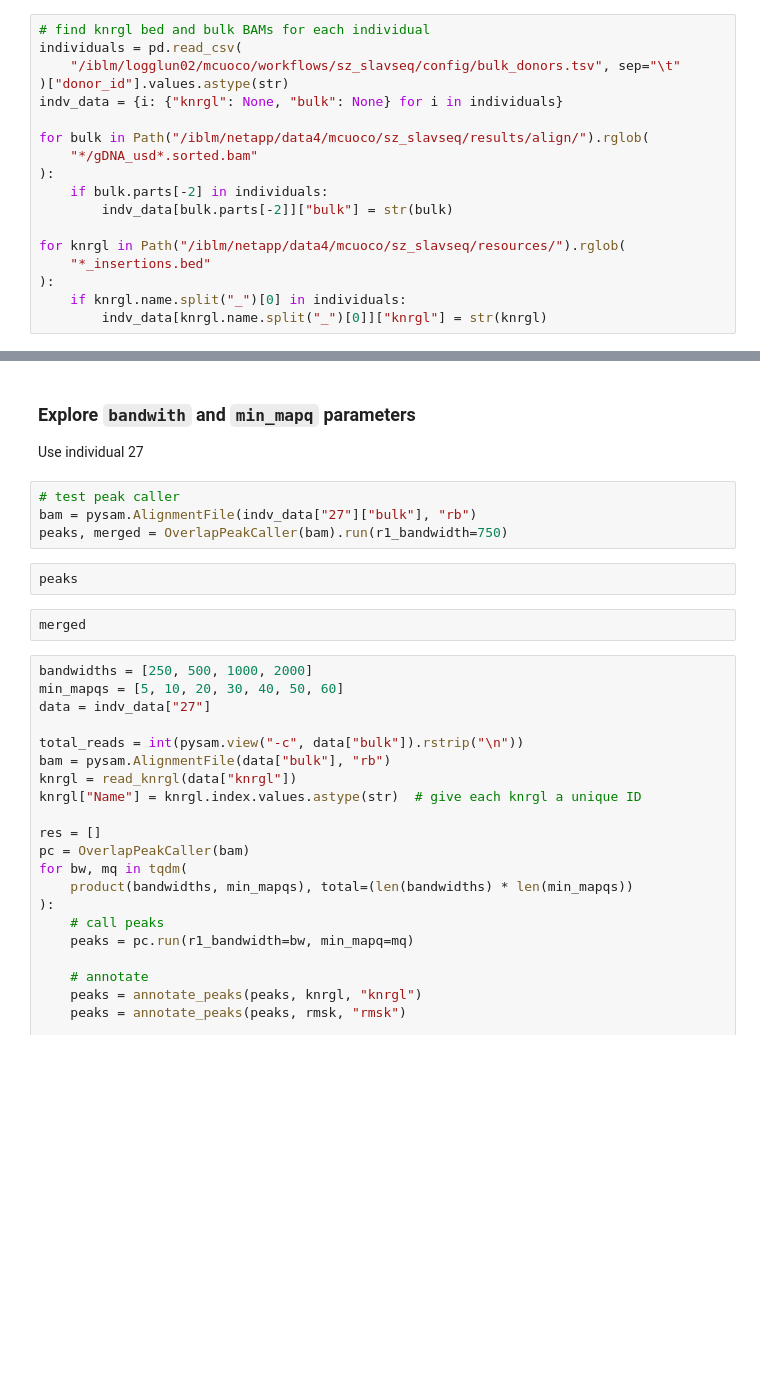
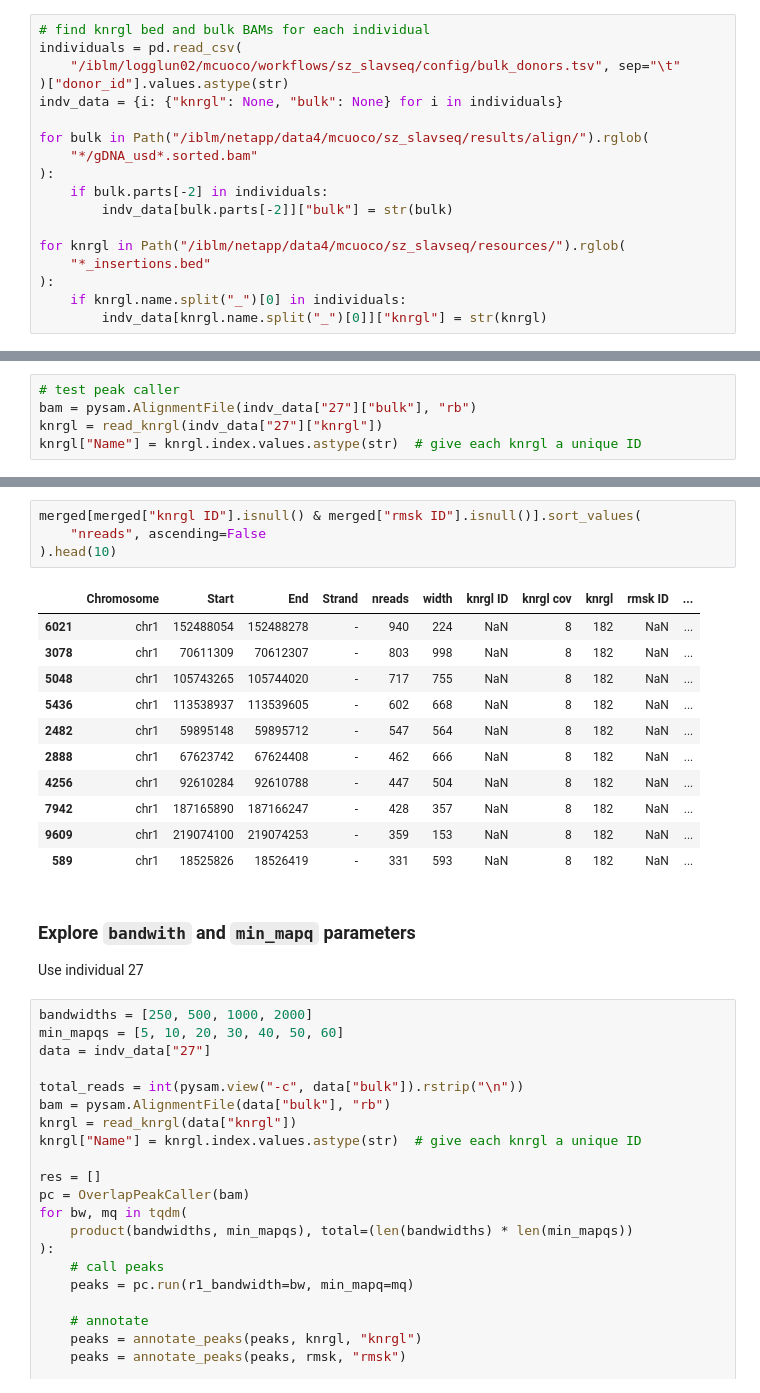
Before and after one commit to mikecuoco/sz_slavseq, a Jupyter notebook: workflow/20230522_peak_calling.ipynb, the cells around one changed output, grey strips where cells are left out. Drawn from its saved outputs; the diff is of its cells as text; blank space fills up the shorter version.

```diff
--- a/workflow/20230522_peak_calling.ipynb
+++ b/workflow/20230522_peak_calling.ipynb
@@ -383,0 +404,5 @@ for knrgl in Path("/iblm/netapp/data4/mcuoco/sz_slavseq/resources/").rglob(
+# %%
+# test peak caller
+bam = pysam.AlignmentFile(indv_data["27"]["bulk"], "rb")
+knrgl = read_knrgl(indv_data["27"]["knrgl"])
+knrgl["Name"] = knrgl.index.values.astype(str)  # give each knrgl a unique ID
@@ -384,15 +457,23 @@ for knrgl in Path("/iblm/netapp/data4/mcuoco/sz_slavseq/resources/").rglob(
+# %%
+merged[merged["knrgl ID"].isnull() & merged["rmsk ID"].isnull()].sort_values(
+    "nreads", ascending=False
+).head(10)
+# %% [output]
+|  | Chromosome | Start | End | Strand | nreads | width | knrgl ID | knrgl cov | knrgl | rmsk ID | ... |
+| 6021 | chr1 | 152488054 | 152488278 | - | 940 | 224 | NaN | 8 | 182 | NaN | ... |
+| 3078 | chr1 | 70611309 | 70612307 | - | 803 | 998 | NaN | 8 | 182 | NaN | ... |
+| 5048 | chr1 | 105743265 | 105744020 | - | 717 | 755 | NaN | 8 | 182 | NaN | ... |
+| 5436 | chr1 | 113538937 | 113539605 | - | 602 | 668 | NaN | 8 | 182 | NaN | ... |
+| 2482 | chr1 | 59895148 | 59895712 | - | 547 | 564 | NaN | 8 | 182 | NaN | ... |
+| 2888 | chr1 | 67623742 | 67624408 | - | 462 | 666 | NaN | 8 | 182 | NaN | ... |
+| 4256 | chr1 | 92610284 | 92610788 | - | 447 | 504 | NaN | 8 | 182 | NaN | ... |
+| 7942 | chr1 | 187165890 | 187166247 | - | 428 | 357 | NaN | 8 | 182 | NaN | ... |
+| 9609 | chr1 | 219074100 | 219074253 | - | 359 | 153 | NaN | 8 | 182 | NaN | ... |
+| 589 | chr1 | 18525826 | 18526419 | - | 331 | 593 | NaN | 8 | 182 | NaN | ... |
 # %% [markdown]
 ### Explore `bandwith` and `min_mapq` parameters
 
 Use individual 27
-# %%
-# test peak caller
-bam = pysam.AlignmentFile(indv_data["27"]["bulk"], "rb")
-peaks, merged = OverlapPeakCaller(bam).run(r1_bandwidth=750)
-# %%
-peaks
-# %%
-merged
 # %%
 bandwidths = [250, 500, 1000, 2000]
 min_mapqs = [5, 10, 20, 30, 40, 50, 60]
```
Also changed, not shown: parts of 8 cells of this notebook.
